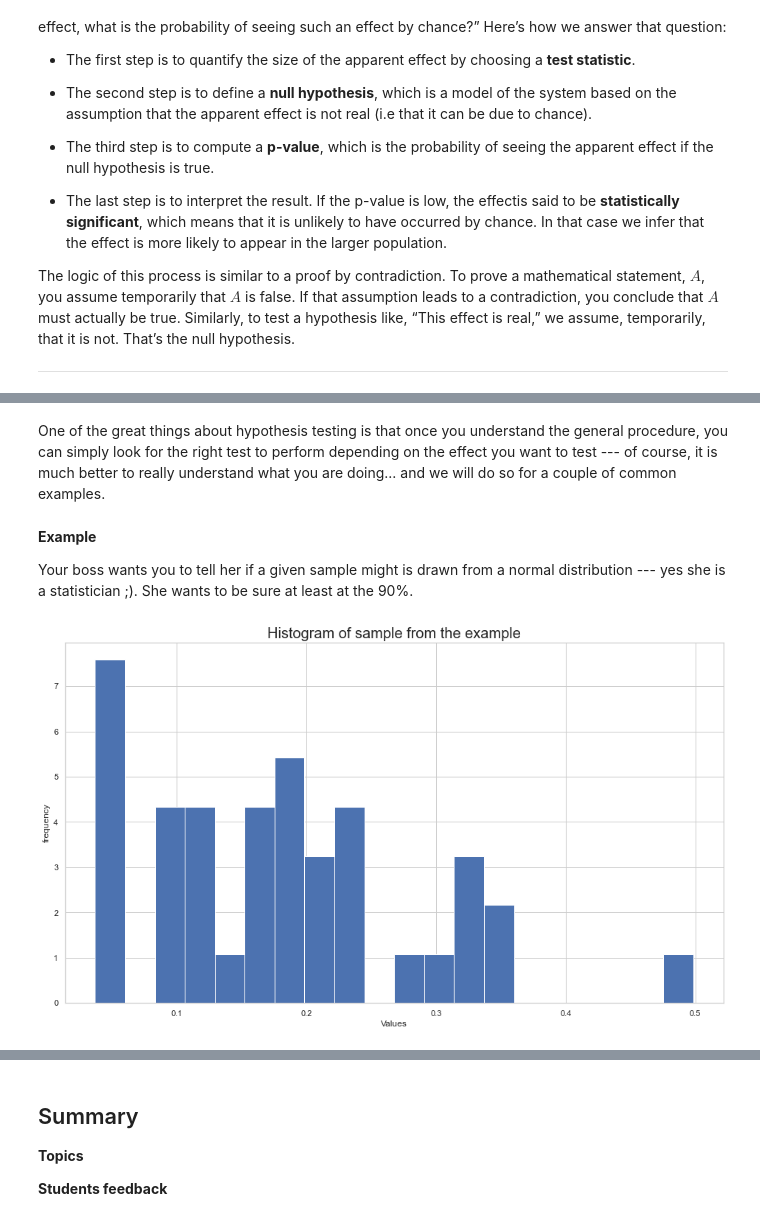
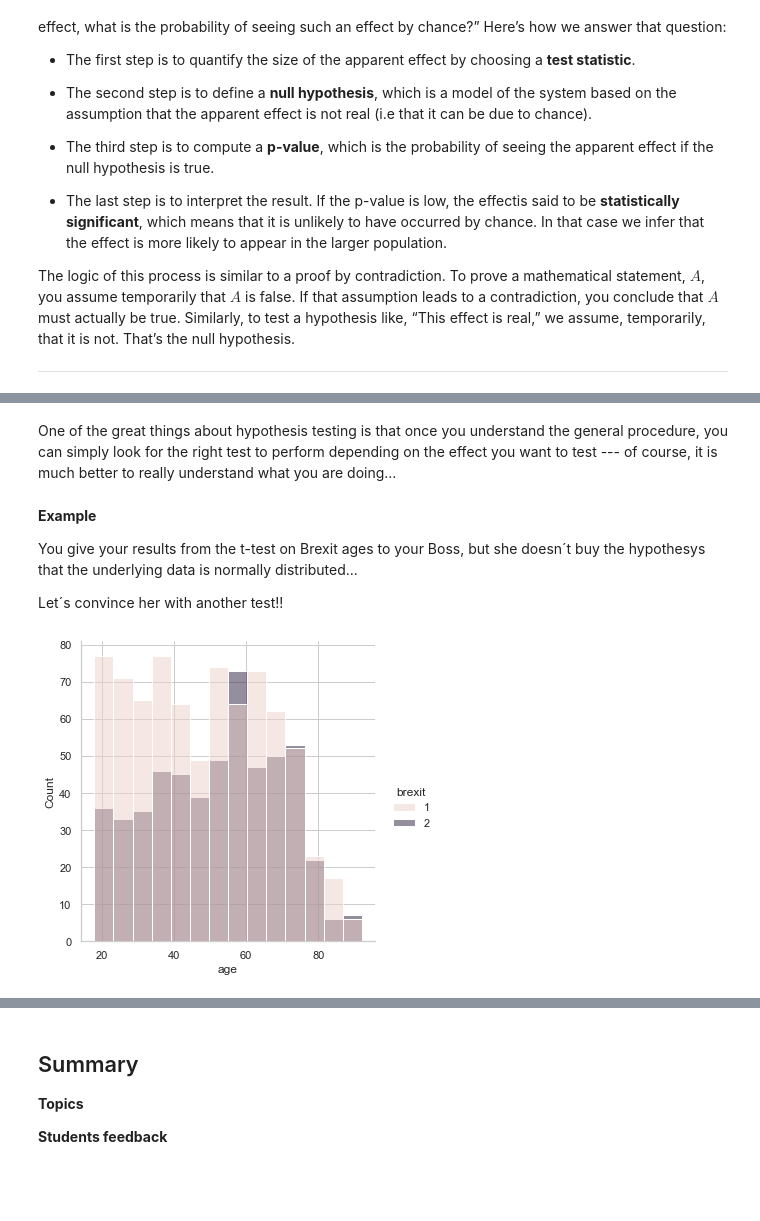
Before and after one commit to sheriffff/teaching-ironhack-data-madrid-2020, a Jupyter notebook: week_05/06-inference-&-hypothesis-testing.ipynb, the cells around one changed output, grey strips where cells are left out. Drawn from its saved outputs; the diff is of its cells as text; code cells hidden in the pictures; blank space fills up the shorter version.

Commit message:
post class inference and hyp. testing

```diff
--- a/week_05/06-inference-&-hypothesis-testing.ipynb
+++ b/week_05/06-inference-&-hypothesis-testing.ipynb
@@ -308,0 +437,4 @@ true. Similarly, to test a hypothesis like, “This effect is real,” we assume
+# %%
+remain_leave = pd.read_csv('../datasets/remain_leave.csv')
+remainers = remain_leave[remain_leave['brexit'] == 1]
+brexiteers = remain_leave[remain_leave['brexit'] == 2]
@@ -309,6 +526,2 @@ true. Similarly, to test a hypothesis like, “This effect is real,” we assume
 # %% [markdown]
-One of the great things about hypothesis testing is that once you understand the general procedure, you can simply look for the right test to perform depending on the effect you want to test --- of course, it is much better to really understand what you are doing... and we will do so for a couple of common examples.
+One of the great things about hypothesis testing is that once you understand the general procedure, you can simply look for the right test to perform depending on the effect you want to test --- of course, it is much better to really understand what you are doing...
-# %% [markdown]
-**Example**
-
-Your boss wants you to tell her if a given sample might is drawn from a normal distribution --- yes she is a statistician ;). She wants to be sure at least at the 90%.
@@ -324,12 +528,14 @@ sample = [0.11479671, 0.15892681, 0.49854235, 0.13681444, 0.05292543,
-# %%
-# it does not look much like it... but she wants a proof
-plt.hist(sample, bins=20, density=True)
-plt.title('Histogram of sample from the example', size=20)
-plt.xlabel('Values')
-plt.ylabel('frequency')
-plt.show()
-# %% [output]
-[figure, removed]
+# %% [markdown]
+**Example**
+
+You give your results from the t-test on Brexit ages to your Boss, but she doesn´t buy the hypothesys that the underlying data is normally distributed...
+
+Let´s convince her with another test!!
+# %%
+# it looks bad...
+sns.displot(remain_leave, x='age', hue='brexit');
+# %% [output]
+[figure, added]
 # %% [markdown]
 You find `scipy.stats.normaltest` [here](https://docs.scipy.org/doc/scipy/reference/generated/scipy.stats.normaltest.html). It says:
 
```
Also changed, not shown: parts of 62 cells of this notebook, 1 other file.
